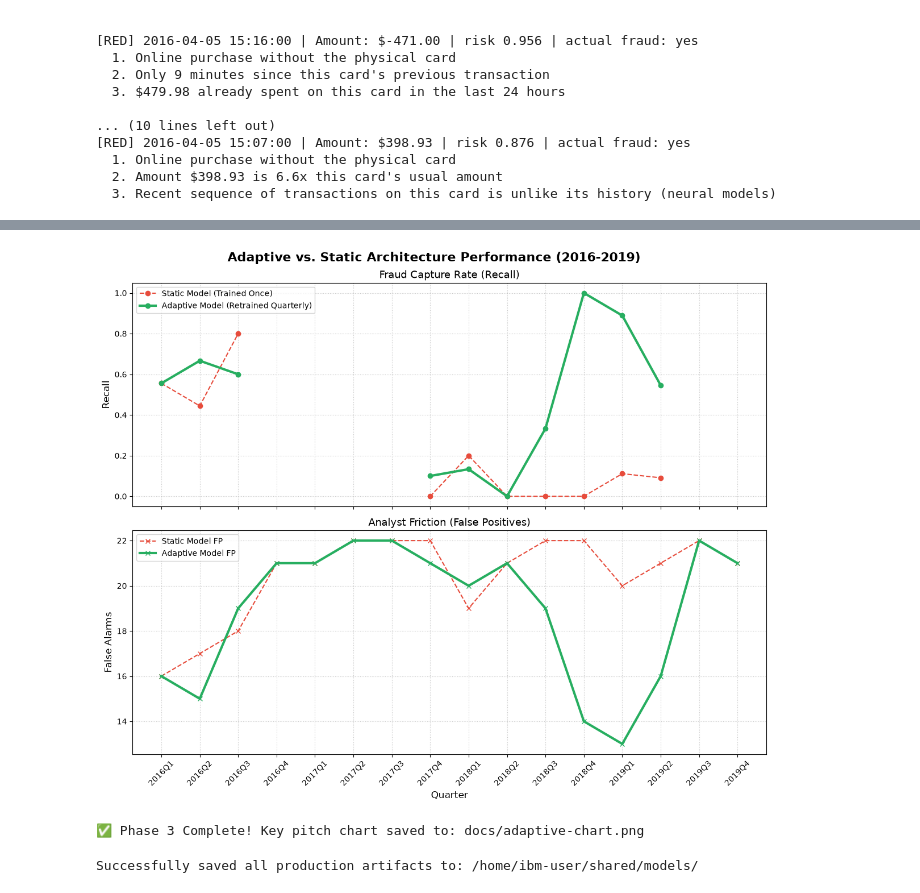
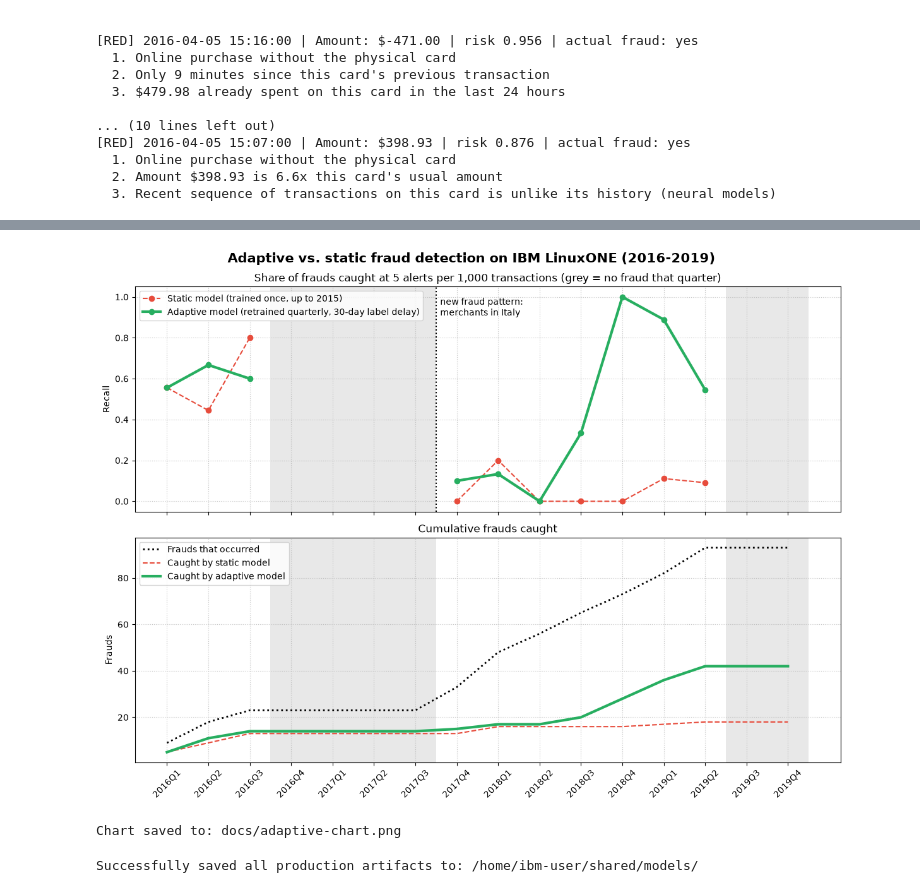
Before and after one commit to Baizas/Viadrina_IBM-Z-Datathon-2026-Project, a Jupyter notebook: Viadrina_Fraud_Detector.ipynb, the cells around one changed output, grey strips where cells are left out. Drawn from its saved outputs; the diff is of its cells as text; code cells hidden in the pictures.

```diff
--- a/Viadrina_Fraud_Detector.ipynb
+++ b/Viadrina_Fraud_Detector.ipynb
@@ -378,9 +392,9 @@ Epoch 5/15
   fpr             : 0.005056
   alerts_per_1000 : 5.170262
 # %%
+# === CELL: XGBOOST MODEL ===
 import xgboost as xgb
 
-# Re-isolate data
 train_df = df[df['split'] == 'train'].copy()
 valid_df = df[df['split'] == 'valid'].copy()
 X_train = train_df[FEATURE_COLUMNS]
@@ -388,19 +402,14 @@ y_train = train_df['is_fraud']
 X_valid = valid_df[FEATURE_COLUMNS]
 y_valid = valid_df['is_fraud']
 
-# Recalculate weights and train
 scale_weight = (y_train == 0).sum() / (y_train == 1).sum()
 
-xgb_model = xgb.XGBClassifier(
-    scale_pos_weight=scale_weight,
-    random_state=SEED,
-    eval_metric='aucpr'
-)
+xgb_model = xgb.XGBClassifier(scale_pos_weight=scale_weight, random_state=SEED)
 
-print("Restoring XGBoost model...")
+print("Training XGBoost model...")
 xgb_model.fit(X_train, y_train)
 valid_scores_xgb = xgb_model.predict_proba(X_valid)[:, 1]
 
-print("--- XGBoost Restored ---")
-_ = report(y_valid, valid_scores_xgb)  # uses the standard 5-per-1,000 alert budget
+print("--- XGBoost Validation Results ---")
+xgb_metrics = report(y_valid, valid_scores_xgb)  # standard 5-per-1,000 alert budget
 # %% [output]
@@ -816,45 +788,53 @@ Quarter  Static_Recall  Static_FP  Adaptive_Recall  Adaptive_FP  Frauds
 # %%
+# === CELL: ADAPTIVE CHART ===
 import matplotlib.pyplot as plt
 import os
 
-# 1. Ensure the required docs directory exists
 os.makedirs('docs', exist_ok=True)
 
-# 2. Set up the figure with two subplots (Recall on top, False Alarms on bottom)
-fig, (ax1, ax2) = plt.subplots(2, 1, figsize=(12, 10), sharex=True)
-fig.suptitle('Adaptive vs. Static Architecture Performance (2016-2019)', fontsize=16, fontweight='bold', y=0.98)
+x = np.arange(len(replay_df))
+wave_start = int(replay_df.index[replay_df['Quarter'] == '2017Q4'][0])
 
-# 3. Plot Recall (Higher is better)
-ax1.plot(replay_df['Quarter'], replay_df['Static_Recall'], marker='o', linestyle='--', color='#e74c3c', label='Static Model (Trained Once)')
-ax1.plot(replay_df['Quarter'], replay_df['Adaptive_Recall'], marker='o', linestyle='-', color='#27ae60', linewidth=3, label='Adaptive Model (Retrained Quarterly)')
-ax1.set_title('Fraud Capture Rate (Recall)', fontsize=13)
-ax1.set_ylabel('Recall', fontsize=12)
+fig, (ax1, ax2) = plt.subplots(2, 1, figsize=(12, 9), sharex=True)
+fig.suptitle('Adaptive vs. static fraud detection on IBM LinuxONE (2016-2019)', fontsize=15, fontweight='bold')
+
+# Grey = quarters with no fraud at all (nothing to catch)
+for i, n in enumerate(replay_df['Frauds']):
+    if n == 0:
+        for ax in (ax1, ax2):
+            ax.axvspan(i - 0.5, i + 0.5, color='lightgrey', alpha=0.5, lw=0)
+
+# Top: recall per quarter
+ax1.plot(x, replay_df['Static_Recall'], 'o--', color='#e74c3c', label='Static model (trained once, up to 2015)')
+ax1.plot(x, replay_df['Adaptive_Recall'], 'o-', color='#27ae60', linewidth=3,
+         label='Adaptive model (retrained quarterly, 30-day label delay)')
+ax1.axvline(wave_start - 0.5, color='black', linestyle=':')
+ax1.text(wave_start - 0.4, 1.0, 'new fraud pattern:\nmerchants in Italy', fontsize=10, va='top')
+ax1.set_title('Share of frauds caught at 5 alerts per 1,000 transactions (grey = no fraud that quarter)', fontsize=12)
+ax1.set_ylabel('Recall')
 ax1.set_ylim(-0.05, 1.05)
 ax1.grid(True, linestyle=':', alpha=0.7)
 ax1.legend(loc='upper left')
 
-# 4. Plot False Alarms (Lower is better)
-ax2.plot(replay_df['Quarter'], replay_df['Static_FP'], marker='x', linestyle='--', color='#e74c3c', label='Static Model FP')
-ax2.plot(replay_df['Quarter'], replay_df['Adaptive_FP'], marker='x', linestyle='-', color='#27ae60', linewidth=3, label='Adaptive Model FP')
-ax2.set_title('Analyst Friction (False Positives)', fontsize=13)
-ax2.set_ylabel('False Alarms', fontsize=12)
-ax2.set_xlabel('Quarter', fontsize=12)
+# Bottom: cumulative frauds caught
+ax2.plot(x, replay_df['Frauds'].cumsum(), 'k:', linewidth=2, label='Frauds that occurred')
+ax2.plot(x, replay_df['Static_Caught'].cumsum(), '--', color='#e74c3c', label='Caught by static model')
+ax2.plot(x, replay_df['Adaptive_Caught'].cumsum(), '-', color='#27ae60', linewidth=3, label='Caught by adaptive model')
+ax2.set_title('Cumulative frauds caught', fontsize=12)
+ax2.set_ylabel('Frauds')
 ax2.grid(True, linestyle=':', alpha=0.7)
 ax2.legend(loc='upper left')
+ax2.set_xticks(x)
+ax2.set_xticklabels(replay_df['Quarter'], rotation=45)
 
-# 5. Formatting
-plt.xticks(rotation=45)
 plt.tight_layout()
-
-# 6. Save directly to the required datathon path
 chart_path = 'docs/adaptive-chart.png'
-plt.savefig(chart_path, dpi=300, bbox_inches='tight')
+plt.savefig(chart_path, dpi=200, bbox_inches='tight')
 plt.show()
-
-print(f"✅ Phase 3 Complete! Key pitch chart saved to: {chart_path}")
+print(f"Chart saved to: {chart_path}")
 # %% [output]
-[figure, old version]
+[figure, new version]
-✅ Phase 3 Complete! Key pitch chart saved to: docs/adaptive-chart.png
+Chart saved to: docs/adaptive-chart.png
 # %%
 import json, joblib, os
 
```
Also changed, not shown: parts of 12 cells of this notebook, 8 other files.
